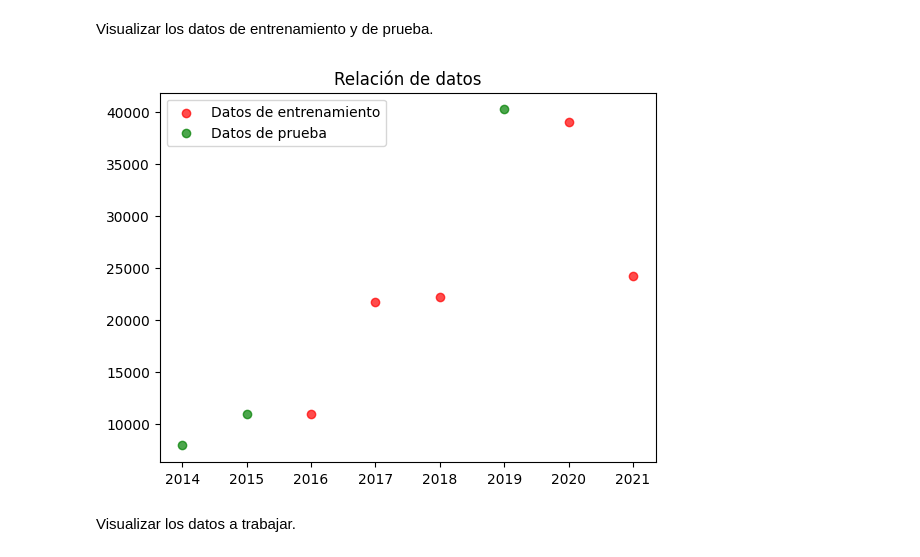
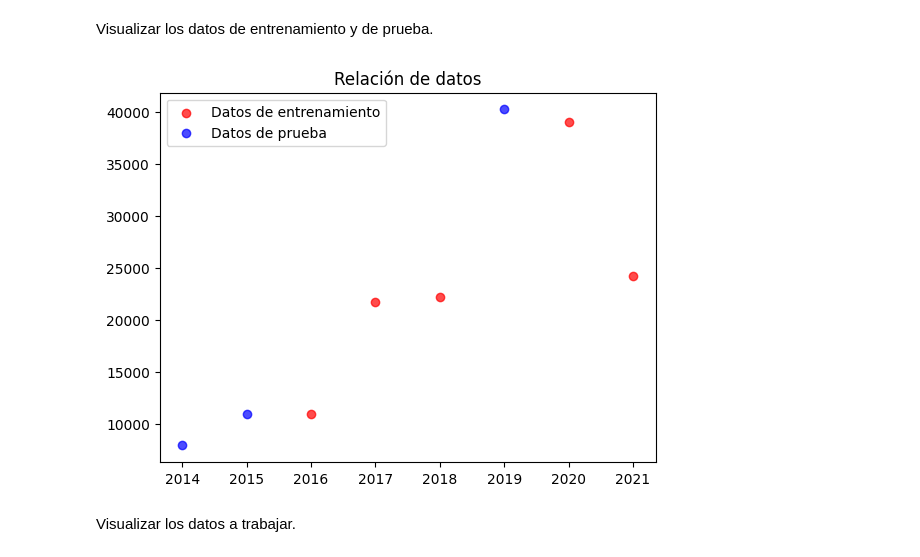
Before and after one commit to Marce-Valverde/PP1-Grupo6, a Jupyter notebook: Modelos/Regresion global.ipynb, the cells around one changed output. Drawn from its saved outputs; the diff is of its cells as text; code cells hidden in the pictures.

Commit message:
Analisis de datos final y regresion

```diff
--- a/Modelos/Regresion global.ipynb
+++ b/Modelos/Regresion global.ipynb
@@ -65,12 +65,12 @@ X_train, X_test, y_train, y_test = train_test_split(X, y, test_size=0.33, random
 Visualizar los datos de entrenamiento y de prueba.
 # %%
 plt.scatter(X_train, y_train, label="Datos de entrenamiento", color="r", alpha=.7)
-plt.scatter(X_test, y_test, label="Datos de prueba", color="g", alpha=.7)
+plt.scatter(X_test, y_test, label="Datos de prueba", color="b", alpha=.7)
 plt.legend()
 plt.title("Relación de datos")
 plt.show()
 # %% [output]
-[figure, old version]
+[figure, new version]
 # %% [markdown]
 Visualizar los datos a trabajar.
 # %%
```
Also changed, not shown: parts of 2 cells of this notebook, 1 other file.
